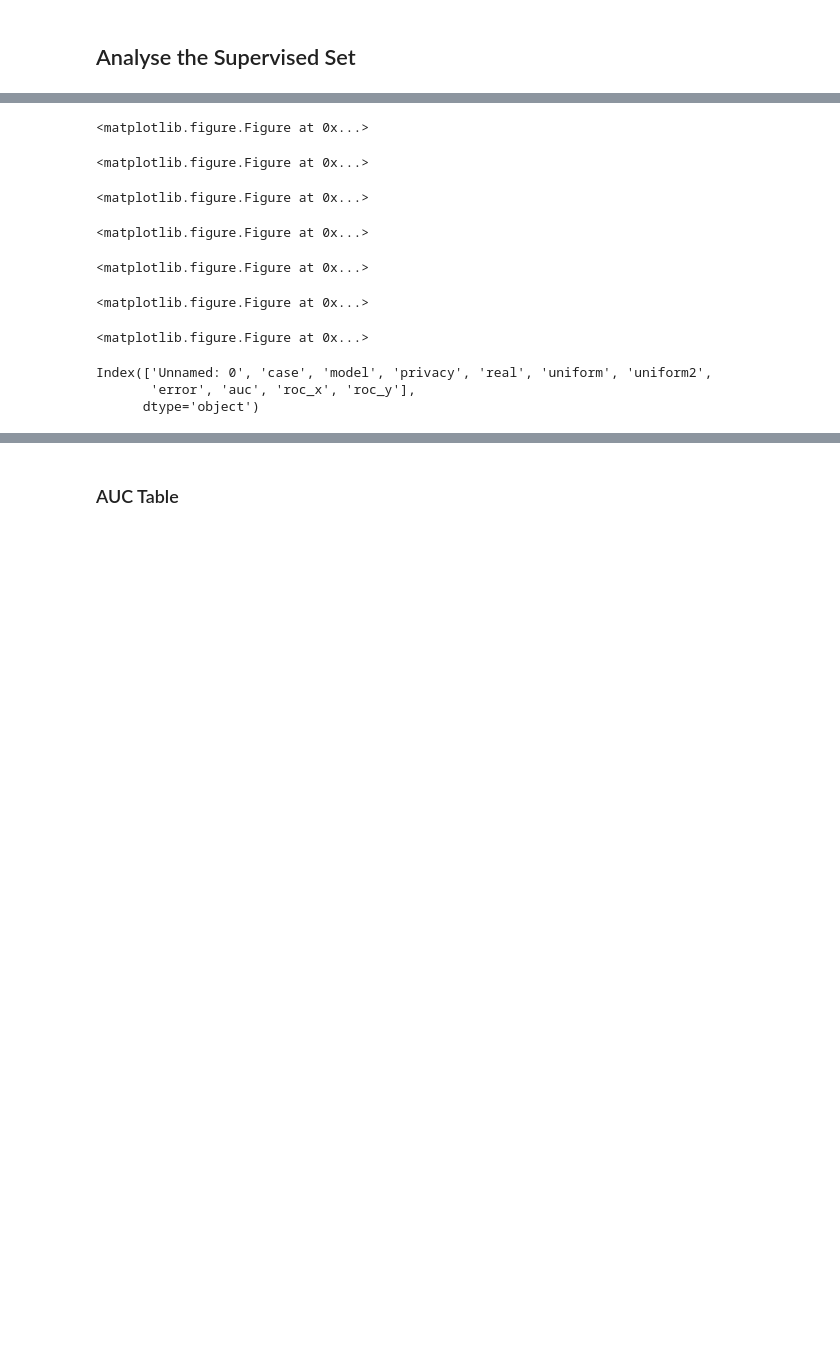
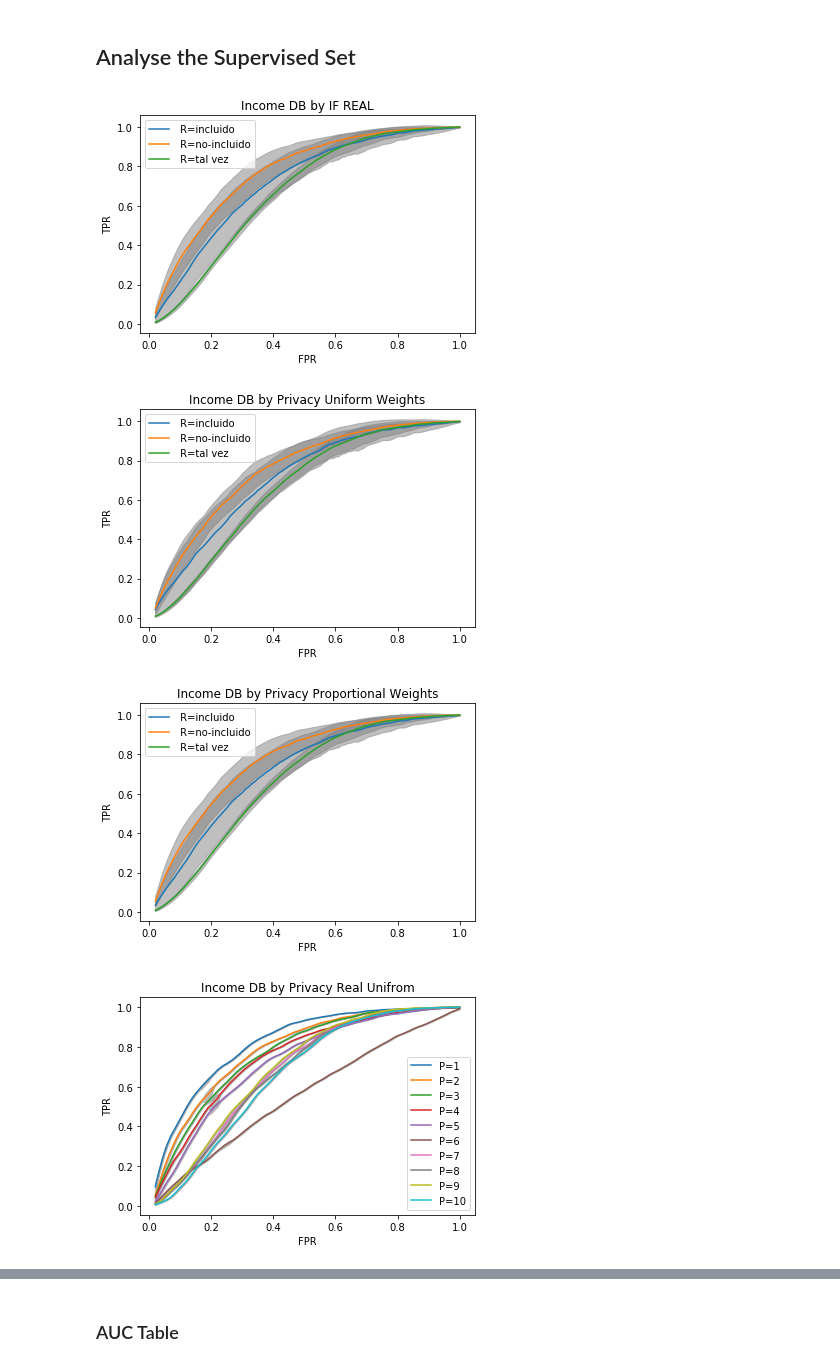
Before and after one commit to jwzinser/data_sanitization, a Jupyter notebook: code/privacy_data.ipynb, the cells around one changed output, grey strips where cells are left out. Saved outputs shown, nothing was run; the diff lists cells and outputs as text; code cells hidden in the pictures; blank space fills up the shorter version.

```diff
--- a/code/privacy_data.ipynb
+++ b/code/privacy_data.ipynb
@@ -23,15 +23,19 @@ Data privacy exists because making data public is important, and it has to be ta
 # %%
 from sanitization_tools import *
 supervised_results = pn.read_csv("model_scores_roc.csv")
-
-rocs_by_case(supervised_results, {"uniform":1, "uniform2":1},{"real":["t","f","m"]}, savefig=True, title="by Privacy Uniform Weights", save_name="income_roc_privacy_grouped_tmf_1")
-rocs_by_case(supervised_results, {"uniform":0, "uniform2":0},{"real":["t","f","m"]}, savefig=True, title="by Privacy Proportional Weights", save_name="income_roc_privacy_grouped_tmf_0")
-rocs_by_case(supervised_results, {"real":"t", "uniform":1, "uniform2":1},{"privacy":[i for i in range(1,11)]}, savefig=True, title="by Privacy Real Unifrom", save_name="income_roc_privacyt1")
-rocs_by_case(supervised_results, {"real":"t", "uniform":0, "uniform2":0},{"privacy":[i for i in range(1,11)]}, savefig=True, title="by Privacy Real Proportional", save_name="income_roc_privacyt0")
-rocs_by_case(supervised_results, {"real":"f", "uniform":1, "uniform2":1},{"privacy":[i for i in range(1,11)]}, savefig=True, title="by Privacy NonReal Uniform", save_name="income_roc_privacyf1")
-rocs_by_case(supervised_results, {"real":"f", "uniform":0, "uniform2":0},{"privacy":[i for i in range(1,11)]}, savefig=True, title="by Privacy NonReal Proportional", save_name="income_roc_privacyf0")
-rocs_by_case(supervised_results, {"real":"m", "uniform":1, "uniform2":1},{"privacy":[i for i in range(1,11)]}, savefig=True, title="by Privacy MaybeReal Uniform", save_name="income_roc_privacym1")
-rocs_by_case(supervised_results, {"real":"m", "uniform":0, "uniform2":0},{"privacy":[i for i in range(1,11)]}, savefig=True, title="by Privacy MaybeReal Proportional", save_name="income_roc_privacym0")
+rocs_by_case(supervised_results, {},{"real":["t","f","m"]}, savefig=True, title="by IF REAL", save_name="income_roc_privacy_grouped_tmf",language="spanish")
+rocs_by_case(supervised_results, {"uniform":1, "uniform2":1},{"real":["t","f","m"]}, savefig=True, title="by Privacy Uniform Weights", save_name="income_roc_privacy_grouped_tmf_1", language="spanish")
+rocs_by_case(supervised_results, {"uniform":0, "uniform2":0},{"real":["t","f","m"]}, savefig=True, title="by Privacy Proportional Weights", save_name="income_roc_privacy_grouped_tmf_0", language="spanish")
+rocs_by_case(supervised_results, {"real":"t", "uniform":1, "uniform2":1},{"privacy":[i for i in range(1,11)]}, savefig=True, title="by Privacy Real Unifrom", save_name="income_roc_privacyt1", language="spanish")
+rocs_by_case(supervised_results, {"real":"t", "uniform":0, "uniform2":0},{"privacy":[i for i in range(1,11)]}, savefig=True, title="by Privacy Real Proportional", save_name="income_roc_privacyt0", language="spanish")
+rocs_by_case(supervised_results, {"real":"f", "uniform":1, "uniform2":1},{"privacy":[i for i in range(1,11)]}, savefig=True, title="by Privacy NonReal Uniform", save_name="income_roc_privacyf1", language="spanish")
+rocs_by_case(supervised_results, {"real":"f", "uniform":0, "uniform2":0},{"privacy":[i for i in range(1,11)]}, savefig=True, title="by Privacy NonReal Proportional", save_name="income_roc_privacyf0", language="spanish")
+rocs_by_case(supervised_results, {"real":"m", "uniform":1, "uniform2":1},{"privacy":[i for i in range(1,11)]}, savefig=True, title="by Privacy MaybeReal Uniform", save_name="income_roc_privacym1", language="spanish")
+rocs_by_case(supervised_results, {"real":"m", "uniform":0, "uniform2":0},{"privacy":[i for i in range(1,11)]}, savefig=True, title="by Privacy MaybeReal Proportional", save_name="income_roc_privacym0", language="spanish")
 
 print(supervised_results.columns)
 # %% [output]
+[figure, added]
+[figure, added]
+[figure, added]
+[figure, added]
@@ -39,10 +49,0 @@ print(supervised_results.columns)
-<matplotlib.figure.Figure at 0x...>
-<matplotlib.figure.Figure at 0x...>
-<matplotlib.figure.Figure at 0x...>
-<matplotlib.figure.Figure at 0x...>
-<matplotlib.figure.Figure at 0x...>
-<matplotlib.figure.Figure at 0x...>
-<matplotlib.figure.Figure at 0x...>
-Index(['Unnamed: 0', 'case', 'model', 'privacy', 'real', 'uniform', 'uniform2',
-       'error', 'auc', 'roc_x', 'roc_y'],
-      dtype='object')
```
Also changed, not shown: parts of 12 cells of this notebook, 8 other files.
